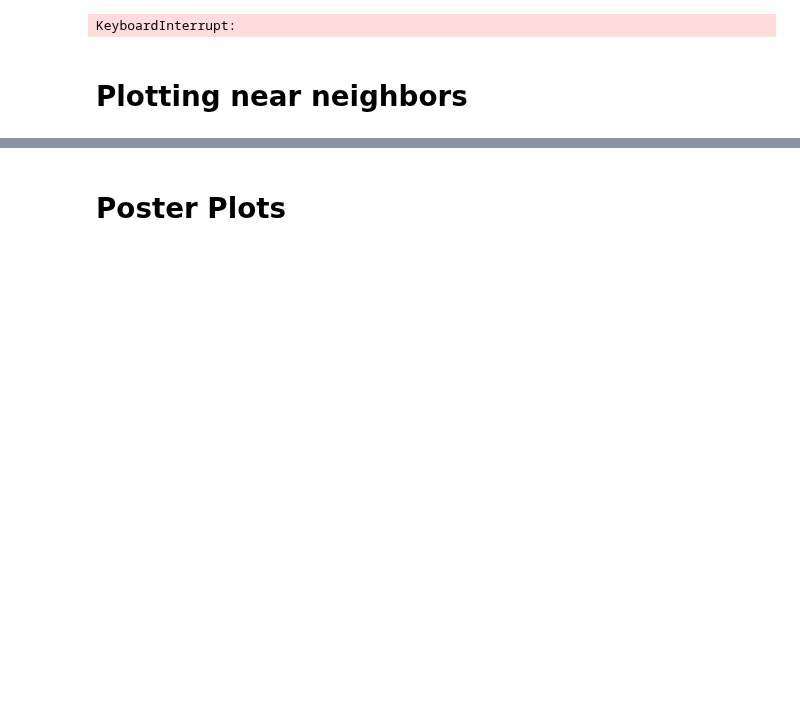
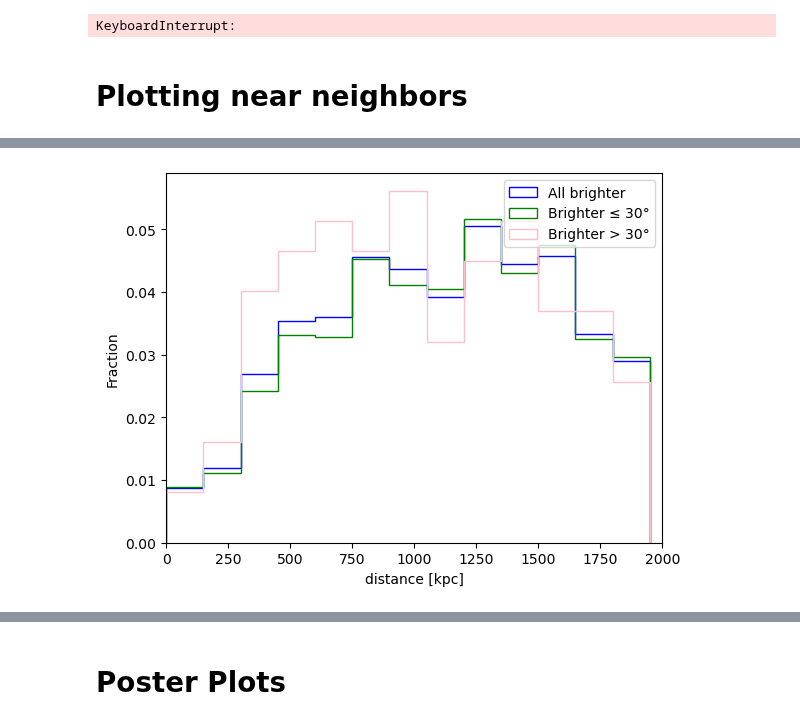
Before and after one commit to DESI-UR/MaNGA-VelMap, a Jupyter notebook: Notebooks/environment_class.ipynb, the cells around one changed output, grey strips where cells are left out. Drawn from its saved outputs; the diff is of its cells as text; code cells hidden in the pictures; blank space fills up the shorter version.

```diff
--- a/Notebooks/environment_class.ipynb
+++ b/Notebooks/environment_class.ipynb
@@ -1132,0 +1072,31 @@ axs.label_outer()
+# %%
+# Weights
+weight_n = np.ones(len(nearest)) / len(nearest)
+weight_b = np.ones(len(brighter)) / len(brighter)
+weight_nc = np.ones(len(nearest_counter)) / len(nearest_counter)
+weight_nr = np.ones(len(nearest_reg)) / len(nearest_reg)
+weight_bc = np.ones(len(brighter_counter)) / len(brighter_counter)
+weight_br = np.ones(len(brighter_reg)) / len(brighter_reg)
+
+binned = np.arange(0, 2000, 150)
+
+# Histograms
+#plt.hist([p[0] for p in nearest], weights=weight_n, color='red', histtype='step', bins=binned, label='All nearest')
+plt.hist([p[0] for p in brighter], weights=weight_b, color='blue', histtype='step', bins=binned, label='All brighter')
+
+#plt.hist([p[0] for p in nearest_reg], weights=weight_nr, color='gold', histtype='step', bins=binned, label='Nearest ≤ 30°')
+#plt.hist([p[0] for p in nearest_counter], weights=weight_nc, color='purple', histtype='step', bins=binned, label='Nearest > 30°')
+
+plt.hist([p[0] for p in brighter_reg], weights=weight_br, color='green', histtype='step', bins=binned, label='Brighter ≤ 30°')
+plt.hist([p[0] for p in brighter_counter], weights=weight_bc, color='pink', histtype='step', bins=binned, label='Brighter > 30°')
+
+# Formatting
+plt.legend(loc='upper right', fancybox=True, framealpha=0.8, fontsize=10)
+plt.xlabel('distance [kpc]')
+plt.ylabel('Fraction')
+plt.xlim(0, 2000)
+
+# Save
+plt.savefig(data_folder + 'Plots/poster_plots/dist_hist.png', dpi=600, bbox_inches='tight')
+# %% [output]
+[figure, added]
```
Also changed, not shown: parts of 27 cells of this notebook.
